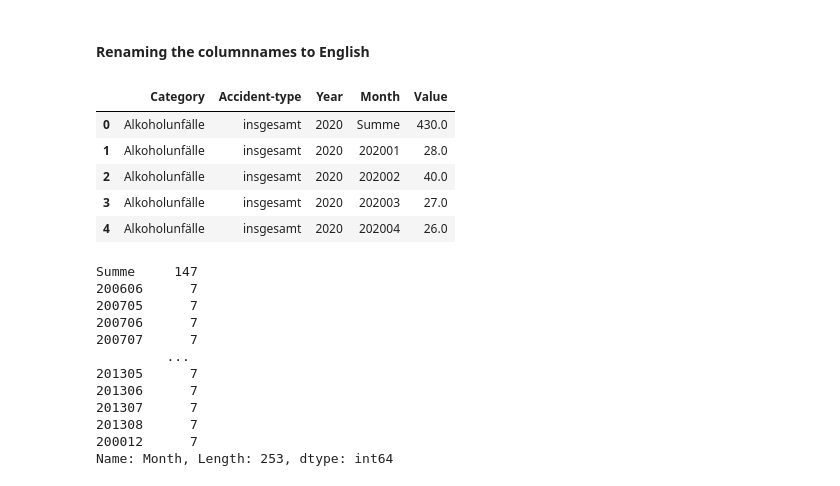
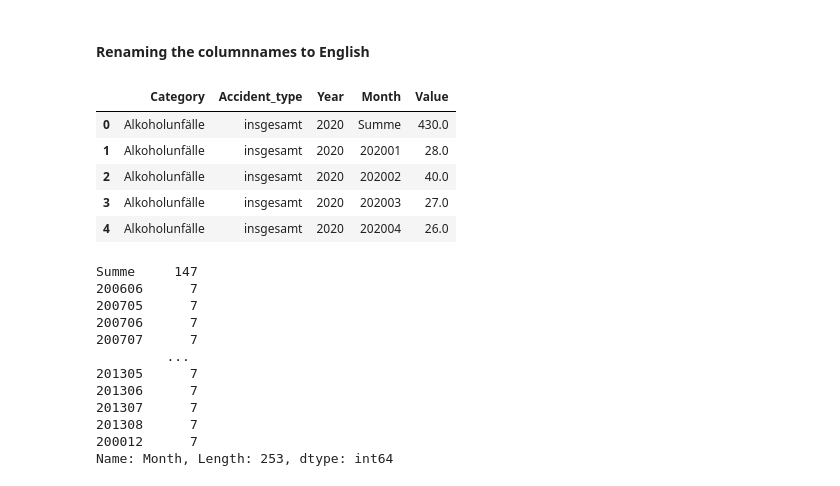
Before and after one commit to Sulochanaakki/munich_accidentdataset_modelbuilding, a Jupyter notebook: Notebook/dataanalysis.ipynb, the cells around one changed output. Drawn from its saved outputs; the diff is of its cells as text; code cells hidden in the pictures.

```diff
--- a/Notebook/dataanalysis.ipynb
+++ b/Notebook/dataanalysis.ipynb
@@ -106,10 +107,10 @@ Name: JAHR, dtype: int64
 # %% [markdown]
 #### Renaming the columnnames to English
 # %%
-df_2020.rename(columns={"MONATSZAHL":"Category","AUSPRÄGUNG":"Accident-type","JAHR":"Year","MONAT":"Month","WERT":"Value"}, inplace=True)
+df_2020.rename(columns={"MONATSZAHL":"Category","AUSPRÄGUNG":"Accident_type","JAHR":"Year","MONAT":"Month","WERT":"Value"}, inplace=True)
 df_2020.head()
 # %% [output]
-|  | Category | Accident-type | Year | Month | Value |
+|  | Category | Accident_type | Year | Month | Value |
 | 0 | Alkoholunfälle | insgesamt | 2020 | Summe | 430.0 |
 | 1 | Alkoholunfälle | insgesamt | 2020 | 202001 | 28.0 |
 | 2 | Alkoholunfälle | insgesamt | 2020 | 202002 | 40.0 |
```
Also changed, not shown: parts of 35 cells of this notebook, 6 other files.
